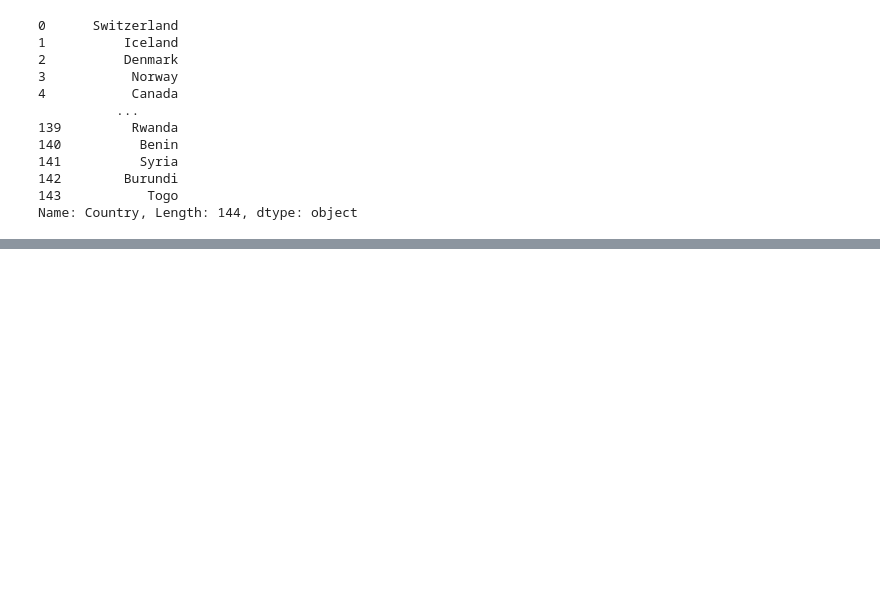
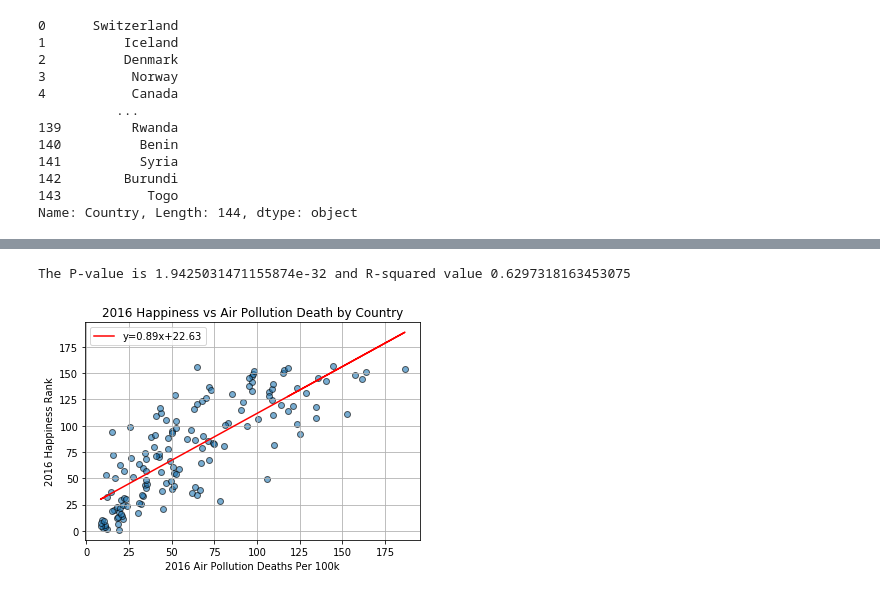
Before and after one commit to jaysueno/Group_Good_Guys, a Jupyter notebook: jay_folder/jay_air_quality.ipynb, the cells around one changed output, grey strips where cells are left out. Saved outputs shown, nothing was run; the diff lists cells and outputs as text; code cells hidden in the pictures; blank space fills up the shorter version.

```diff
--- a/jay_folder/jay_air_quality.ipynb
+++ b/jay_folder/jay_air_quality.ipynb
@@ -218,0 +256,11 @@ Name: Country, Length: 144, dtype: object
+# %%
+regress_func(pollution_deaths_to_happiness_df['2016 Air Pollution Deaths Per 100k'],
+             pollution_deaths_to_happiness_df['2016 Happiness Rank'],
+             '2016 Air Pollution Deaths Per 100k',
+             '2016 Happiness Rank',
+             '2016 Happiness vs Air Pollution Death by Country',
+             'fig_happines_airdeath2016'
+            )
+# %% [output]
+The P-value is 1.9425031471155874e-32 and R-squared value 0.6297318163453075
+[figure, added]
```
Also changed, not shown: parts of 7 cells of this notebook, 2 other files.
